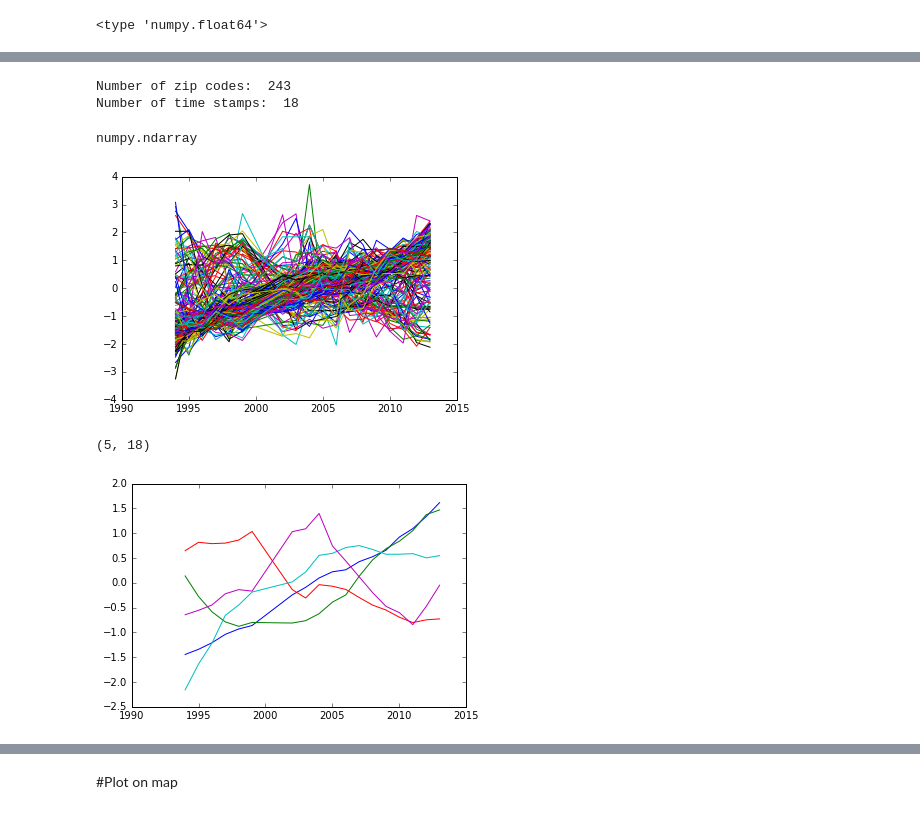
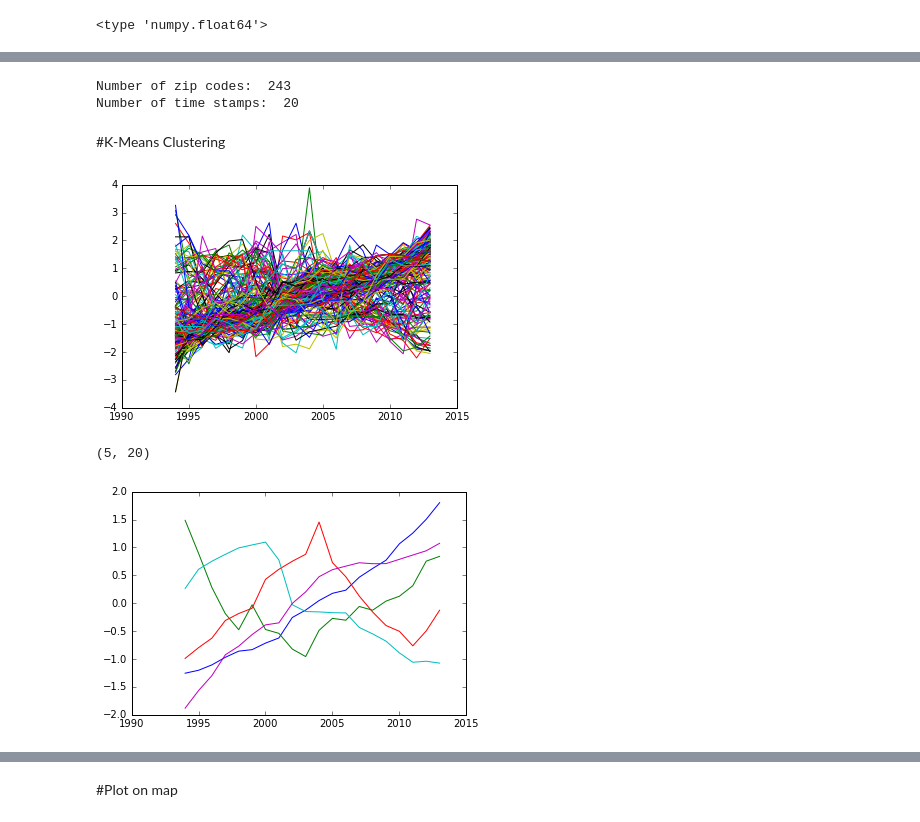
Before and after one commit to michellemho/PUI2015_mmh555, a Jupyter notebook: HW10/HW10.ipynb, the cells around one changed output, grey strips where cells are left out. Cells and saved outputs as stored; diff of their text form; code cells hidden in the pictures.

```diff
--- a/HW10/HW10.ipynb
+++ b/HW10/HW10.ipynb
@@ -59,8 +63,9 @@ print type(shapeData['ZIP'][0])
 <type 'numpy.float64'>
 # %%
 myData_merged = pd.merge(df_final, shapeData, on = 'ZIP', how = 'inner')
-myData = myData_merged[myData_merged.columns[1:19]] #removed the column of ZIP codes, maybe consider setting as index later
+myData = myData_merged[myData_merged.columns[1:21]] #remove the column of ZIP codes, maybe will bring back later
 print type(myData)
 zips = myData_merged['ZIP']
+myData.columns
 # %% [output]
 <class 'pandas.core.frame.DataFrame'>
@@ -104,11 +105,9 @@ print "Number of zip codes: ", Nzipcodes
 print "Number of time stamps: ", Ntimestamps
 # %% [output]
 Number of zip codes:  243
-Number of time stamps:  18
+Number of time stamps:  20
-# %%
-type(np.asarray(myData))
-# %% [output]
-numpy.ndarray
+# %% [markdown]
+#K-Means Clustering
 # %%
 nk= 5
 cluster_centroids, closest_centroids = kmeans2(np.asarray(myData), 5, iter=15, minit = 'points')
@@ -117,20 +116,21 @@ cluster_centroids, closest_centroids = kmeans2(np.asarray(myData), 5, iter=15, m
 for i in range(len(myData)):
     pl.plot(myData.loc[i])
 # %% [output]
-[figure, old version]
+[figure, new version]
 # %%
 print cluster_centroids.shape
 #
-dates = [1994, 1995, 1996, 1997, 1998, 1999, 2002, 2003, 2004, 2005, 2006, 2007, 2008, 2009, 2010, 2011, 2012, 2013]
+dates = list(range(1994,2014))
 #print(dates)
 cluster_centroidsDF = pd.DataFrame(cluster_centroids, columns = dates)
 # %% [output]
-(5, 18)
+(5, 20)
 # %%
+#Plot cluster centroids
 for i in range(0,5):
-    pl.plot(cluster_centroidsDF.loc[i])
+    pl.plot(cluster_centroidsDF.loc[i,dates])
 # %% [output]
-[figure, old version]
+[figure, new version]
 # %%
 cluster_myData = myData.join(pd.Series(closest_centroids, name = 'Cluster Number'))
 # %%
```
Also changed, not shown: parts of 21 cells of this notebook.
